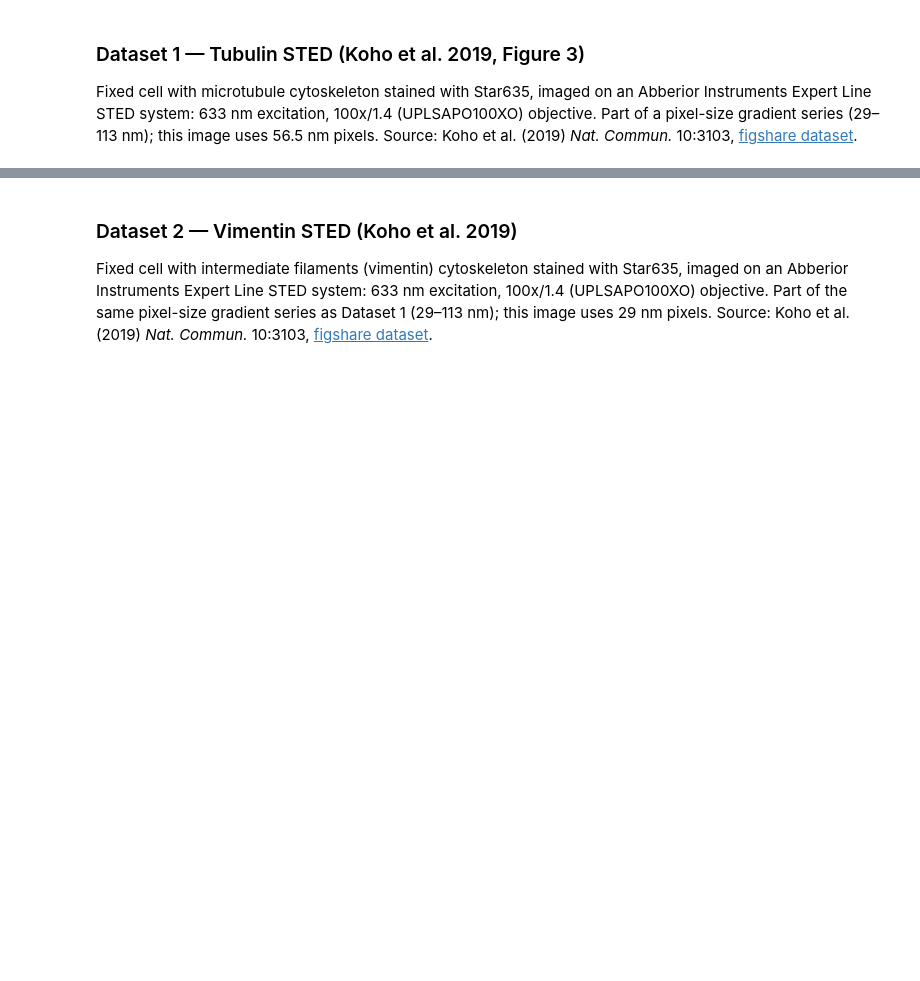
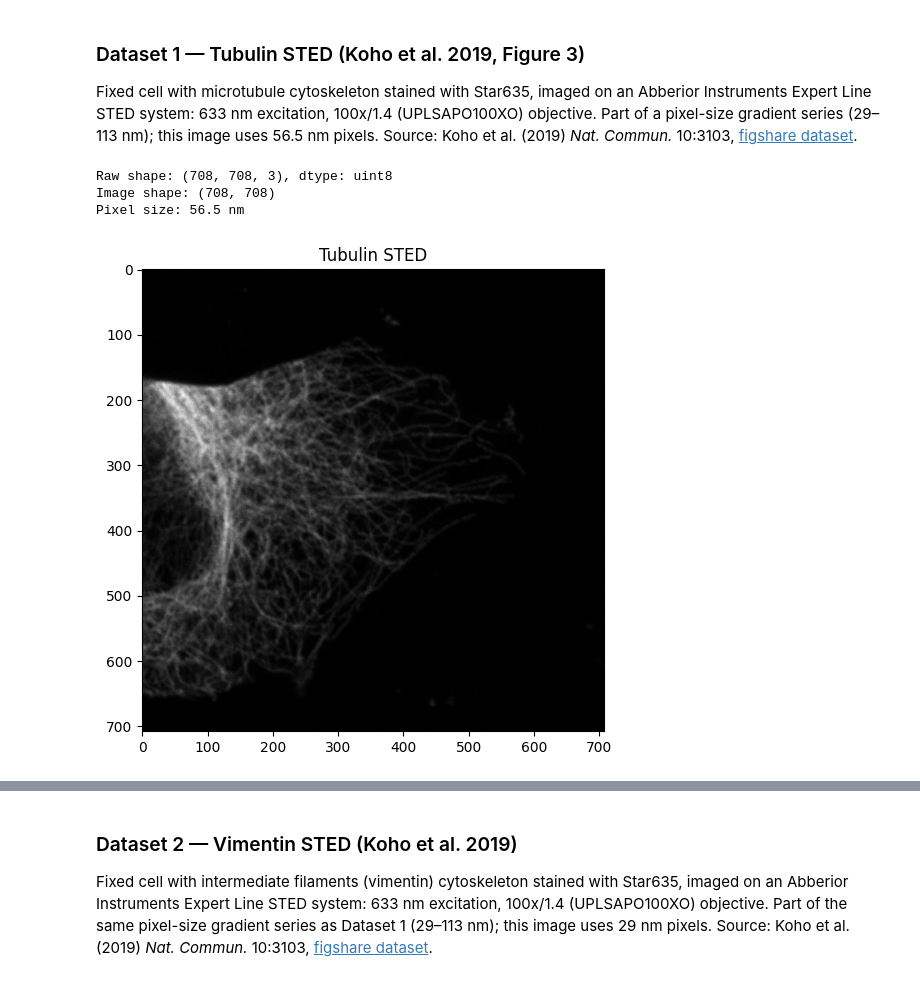
Before and after one commit to alxndrkalinin/cubic, a Jupyter notebook: examples/notebooks/resolution_estimation_2d.ipynb, the cells around one changed output, grey strips where cells are left out. Cells and saved outputs as stored; diff of their text form; code cells hidden in the pictures; blank space fills up the shorter version.

```diff
--- a/examples/notebooks/resolution_estimation_2d.ipynb
+++ b/examples/notebooks/resolution_estimation_2d.ipynb
@@ -97,22 +99,27 @@ Source: Koho et al. (2019) *Nat. Commun.* 10:3103,
 # %%
 tubulin_rgb = io.imread("../data/Tubulin_057nm.tif")
 print(f"Raw shape: {tubulin_rgb.shape}, dtype: {tubulin_rgb.dtype}")
 
 # Convert RGB to grayscale float32
 tubulin = color.rgb2gray(tubulin_rgb).astype(np.float32)
 tubulin_spacing = 0.0565  # µm
 
 # Move to GPU if available
 if USE_GPU:
     tubulin = ascupy(tubulin)
 
 print(f"Image shape: {tubulin.shape}")
 print(f"Pixel size: {tubulin_spacing * 1000:.1f} nm")
 
 fig, ax = plt.subplots(figsize=(6, 6))
-ax.imshow(np.asarray(tubulin), cmap="gray")
+ax.imshow(asnumpy(tubulin), cmap="gray")
 ax.set_title("Tubulin STED")
 plt.show()
+# %% [output]
+Raw shape: (708, 708, 3), dtype: uint8
+Image shape: (708, 708)
+Pixel size: 56.5 nm
+[figure, added]
 # %%
 tubulin_frc_res, tubulin_dcr_res = measure_and_plot(
     tubulin,
```
Also changed, not shown: parts of 6 cells of this notebook, 1 other file.
